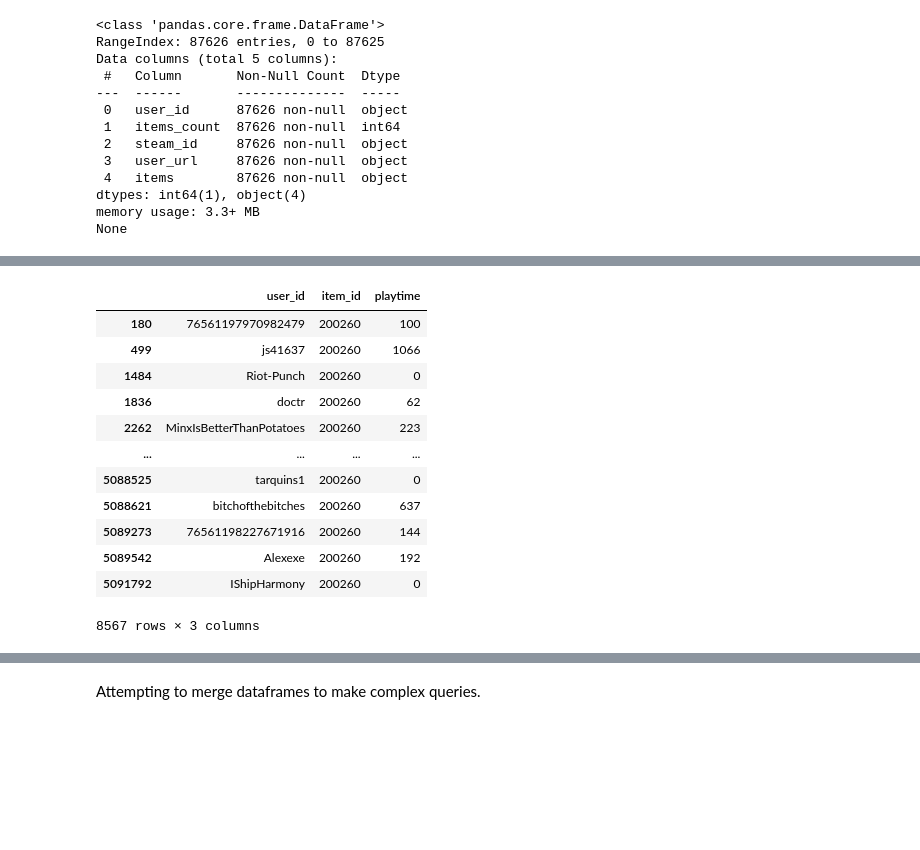
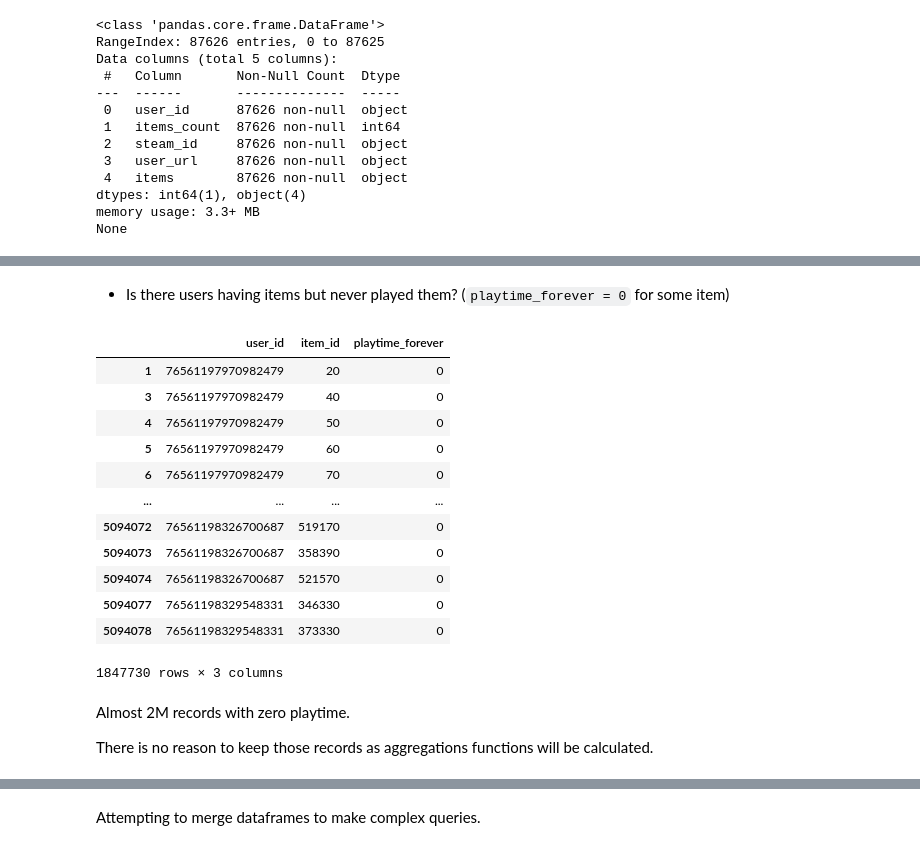
Before and after one commit to Juan-Mendoza00/pi_mlops, a Jupyter notebook: 1.Extract_and_load.ipynb, the cells around one changed output, grey strips where cells are left out. Drawn from its saved outputs; the diff is of its cells as text; code cells hidden in the pictures; blank space fills up the shorter version.

Commit message:
Newest version of functions and book 1

```diff
--- a/1.Load_data.ipynb
+++ b/1.Extract_and_load.ipynb
@@ -141,7 +154,7 @@ gzip_json_file('./data/steam_games_c.json.gz',
 
 Note: There is nested information within the following files
 # %%
-revs = load_jsongz('./raw_data/user_reviews.json.gz', mode='rt', encoding='UTF-8')
+revs = fts.load_jsongz('./raw_data/user_reviews.json.gz', mode='rt', encoding='UTF-8')
 # %% [output]
 Number of records: 25799
 Item type: <class 'dict'>
@@ -276,5 +302,5 @@ This file is way **heavier** than the others.
 # %%
-df_items = load_jsongz('./raw_data/users_items.json.gz',
+df_items = fts.load_jsongz('./raw_data/users_items.json.gz',
                      mode='rt', encoding='UTF-8')
 # %% [output]
 Number of records: 88310
@@ -362,0 +388,7 @@ df_items['items'][0][0]
+# %%
+# Getting indexes to drop
+idxs =df_items[df_items['items_count'] == 0].index
+
+df_items.drop(index=idxs, inplace=True)
+# Final version of the data
+df_items.info()
@@ -406,18 +483,24 @@ Data columns (total 3 columns):
 dtypes: int64(1), object(2)
 memory usage: 116.6+ MB
-# %%
-items_df[items_df['item_id'] == '200260']
-# %% [output]
-|  | user_id | item_id | playtime |
-| 180 | 76561197970982479 | 200260 | 100 |
-| 499 | js41637 | 200260 | 1066 |
-| 1484 | Riot-Punch | 200260 | 0 |
-| 1836 | doctr | 200260 | 62 |
-| 2262 | MinxIsBetterThanPotatoes | 200260 | 223 |
-| ... | ... | ... | ... |
-| 5088525 | tarquins1 | 200260 | 0 |
-| 5088621 | bitchofthebitches | 200260 | 637 |
-| 5089273 | 76561198227671916 | 200260 | 144 |
-| 5089542 | Alexexe | 200260 | 192 |
-| 5091792 | IShipHarmony | 200260 | 0 |
-8567 rows × 3 columns
+# %% [markdown]
+- Is there users having items but never played them? (``playtime_forever = 0`` for some item)
+# %%
+items_df[items_df['playtime_forever'] == 0]
+# %% [output]
+|  | user_id | item_id | playtime_forever |
+| 1 | 76561197970982479 | 20 | 0 |
+| 3 | 76561197970982479 | 40 | 0 |
+| 4 | 76561197970982479 | 50 | 0 |
+| 5 | 76561197970982479 | 60 | 0 |
+| 6 | 76561197970982479 | 70 | 0 |
+| ... | ... | ... | ... |
+| 5094072 | 76561198326700687 | 519170 | 0 |
+| 5094073 | 76561198326700687 | 358390 | 0 |
+| 5094074 | 76561198326700687 | 521570 | 0 |
+| 5094077 | 76561198329548331 | 346330 | 0 |
+| 5094078 | 76561198329548331 | 373330 | 0 |
+1847730 rows × 3 columns
+# %% [markdown]
+Almost 2M records with zero playtime.
+
+There is no reason to keep those records as aggregations functions will be calculated.
```
Also changed, not shown: parts of 37 cells of this notebook, 4 other files.
